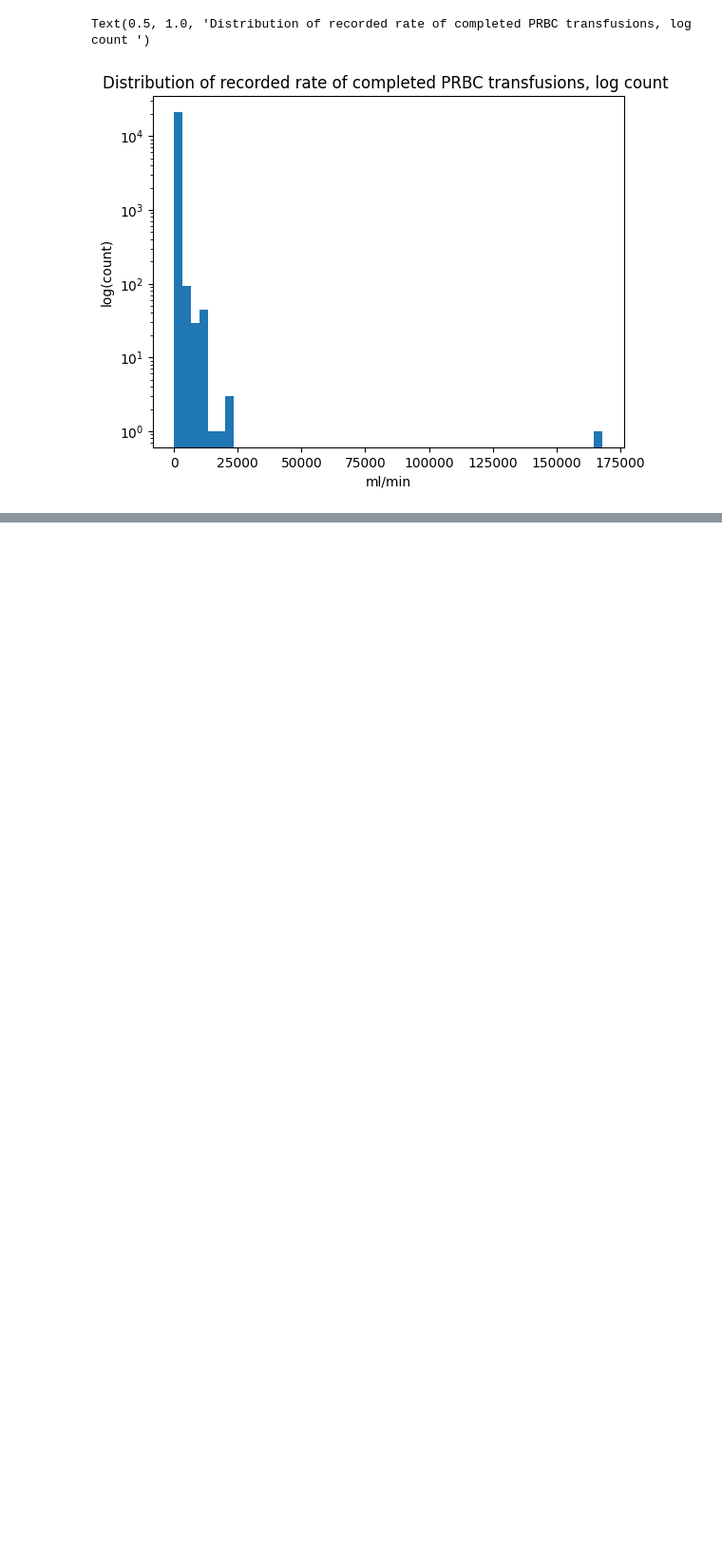
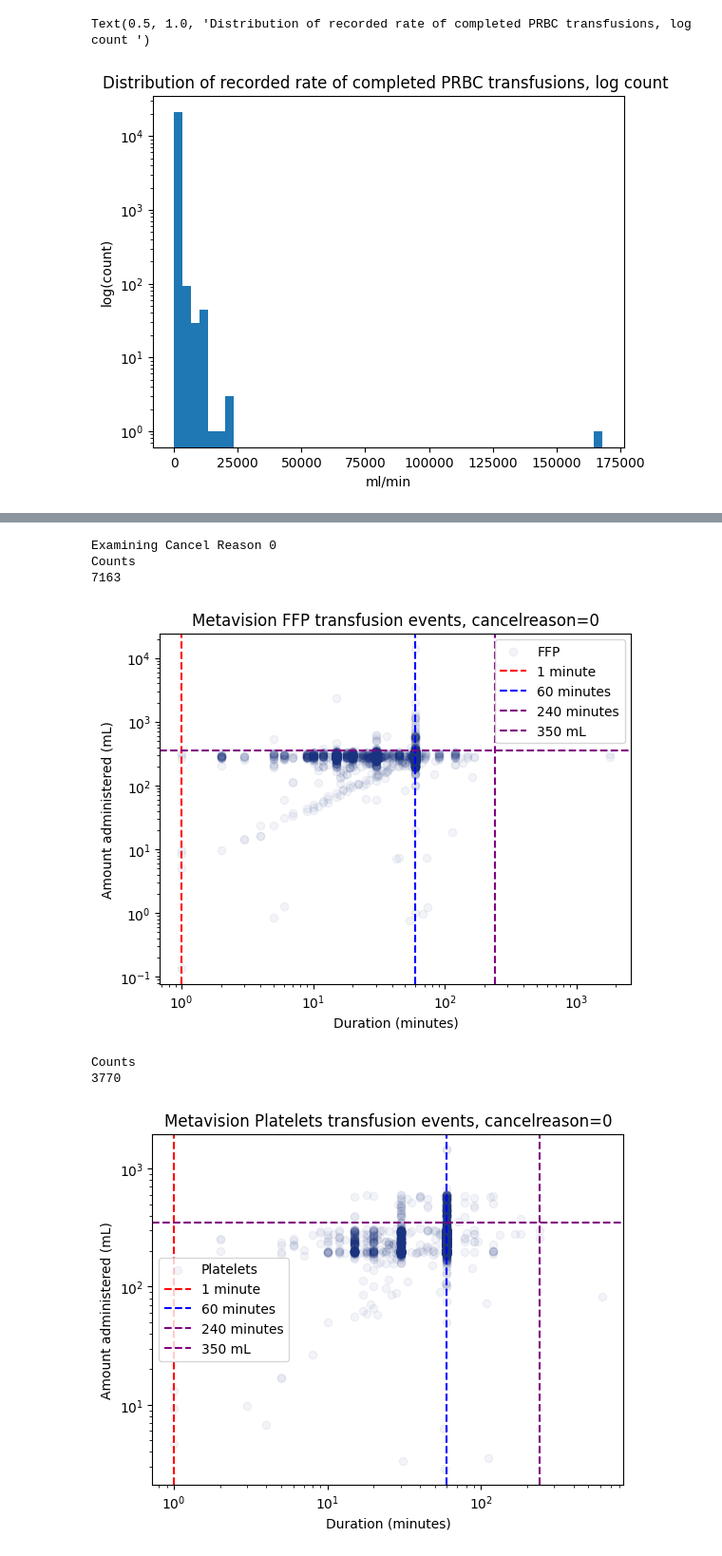
Before and after one commit to kmorhun/tranfusion-reactions, a Jupyter notebook: exploratory_data_analysis/eda_data_filtering.ipynb, the cells around one changed output, grey strips where cells are left out. Shown at 95% size. Drawn from its saved outputs; the diff is of its cells as text; code cells hidden in the pictures; blank space fills up the shorter version.

Commit message:
separating out type of transfusion and cancel type

```diff
--- a/exploratory_data_analysis/eda_kat.ipynb
+++ b/exploratory_data_analysis/eda_data_filtering.ipynb
@@ -867,3 +867,9 @@ plt.title("Distribution of recorded rate of completed PRBC transfusions, log cou
 # %% [output]
 Text(0.5, 1.0, 'Distribution of recorded rate of completed PRBC transfusions, log count ')
 [figure]
+# %%
+with open(f"{query_path}/FFP_blood_inputs.sql", 'r') as file:
+    FFP_transfusion_query = file.read()
+
+FFP_inputs_mv = client.query(FFP_transfusion_query).to_dataframe()
+FFP_inputs_mv
@@ -869,0 +890,6 @@ Text(0.5, 1.0, 'Distribution of recorded rate of completed PRBC transfusions, lo
+# %%
+with open(f"{query_path}/platelets_blood_inputs.sql", 'r') as file:
+    platelets_transfusion_query = file.read()
+
+platelets_inputs_mv = client.query(platelets_transfusion_query).to_dataframe()
+platelets_inputs_mv
@@ -869,0 +910,6 @@ Text(0.5, 1.0, 'Distribution of recorded rate of completed PRBC transfusions, lo
+# %%
+with open(f"{query_path}/rbc_inputs.sql", 'r') as file:
+    PRBC_transfusion_query = file.read()
+
+PRBC_inputs_mv = client.query(PRBC_transfusion_query).to_dataframe()
+PRBC_inputs_mv
@@ -869,0 +930,62 @@ Text(0.5, 1.0, 'Distribution of recorded rate of completed PRBC transfusions, lo
+# %%
+import matplotlib.pyplot as plt
+import numpy as np
+
+def plot_transfusiontype(cat, name, i):
+
+    # are durations properly correlated with amounts?
+    fig = plt.figure()
+    ax = plt.gca()
+
+
+
+    #OR and PACU PRBCs are all duration 1 minute?
+    print("Counts")
+    print(len(cat))
+    #if you comment and uncomment different combinations of the scatter plots below
+    # you will see that OR_= and PACU_ are exclusively 1min duration inputs
+    ax.scatter(cat.duration_minutes, cat.amount, c=(0.1, 0.2, 0.5, 0.05), label=name)
+    plt.axvline(x=1, color='red', linestyle='--', label='1 minute')
+    # plt.axvline(x=30, color='green', linestyle='--', label='30 minutes')
+    plt.axvline(x=60, color='blue', linestyle='--', label='60 minutes')
+    plt.axvline(x=240, color='purple', linestyle='--', label='240 minutes')
+    plt.axhline(y=350, color='purple', linestyle='--', label='350 mL')
+    ax.set_xlabel('Duration (minutes)')
+    ax.set_ylabel('Amount administered (mL)')
+    ax.set_yscale('log')
+    ax.set_xscale('log')
+    ax.set_title("Metavision "+name+" transfusion events, cancelreason="+str(i))
+    ax.legend()
+    plt.legend()
+    plt.show()
+
+
+
+for i in range(3):
+    print("Examining Cancel Reason "+str(i))
+
+    FFP_c = FFP_inputs_mv[FFP_inputs_mv.cancelreason == i]
+    platelets_c = platelets_inputs_mv[platelets_inputs_mv.cancelreason == i]
+    PRBC_c = PRBC_inputs_mv[PRBC_inputs_mv.cancelreason == i]
+
+    FFP = FFP_c[FFP_c.itemid == 220970]
+    OR_FFP = FFP_c[FFP_c.itemid == 226367]
+    PACU_FFP = FFP_c[FFP_c.itemid == 227072]
+
+    PRBCs = PRBC_c[PRBC_c.itemid == 225168]
+
+    plat = platelets_c[platelets_c.itemid == 225170]
+    OR_plat = platelets_c[platelets_c.itemid == 226369]
+    PACU_plat = platelets_c[platelets_c.itemid == 227071]
+
+    plot_transfusiontype(FFP, "FFP", i)
+    plot_transfusiontype(plat, "Platelets", i)
+    plot_transfusiontype(PRBCs, "PRBCs", i)
+# %% [output]
+Examining Cancel Reason 0
+Counts
+7163
+[figure, added]
+Counts
+3770
+[figure, added]
```
Also changed, not shown: parts of 6 cells of this notebook, 2 other files.
